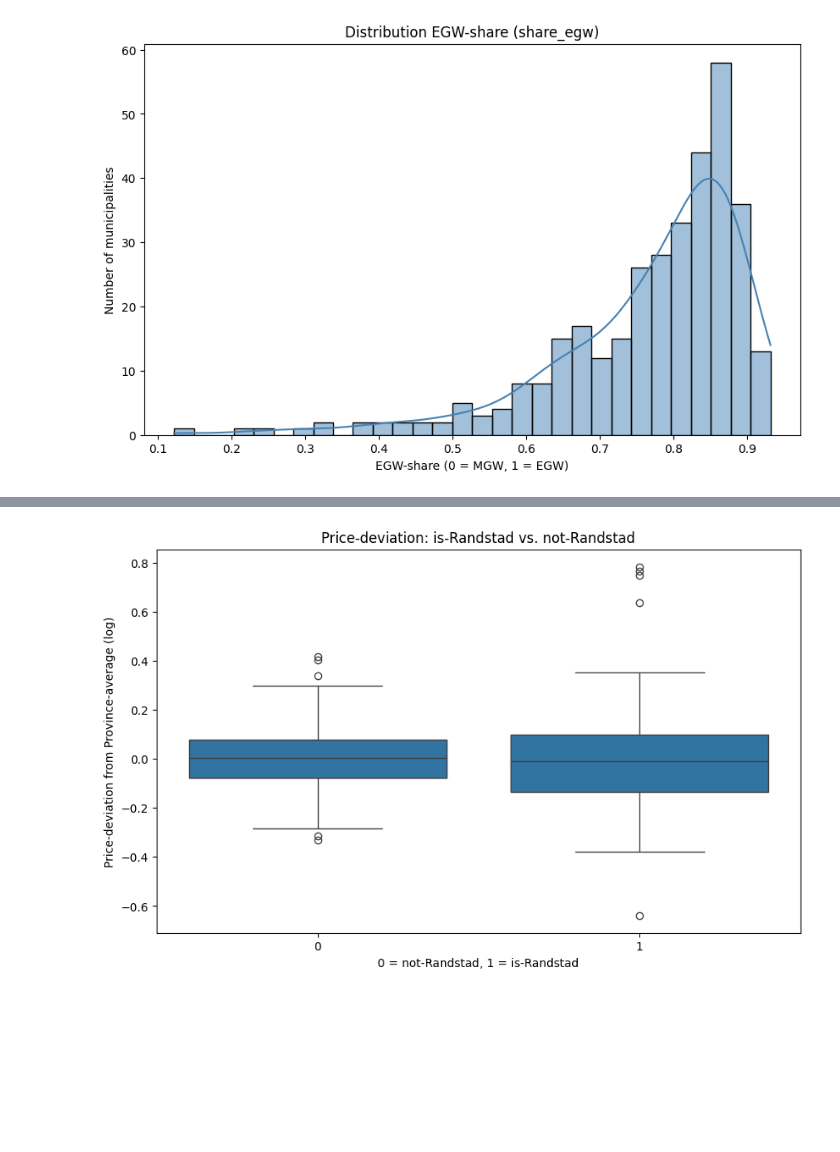
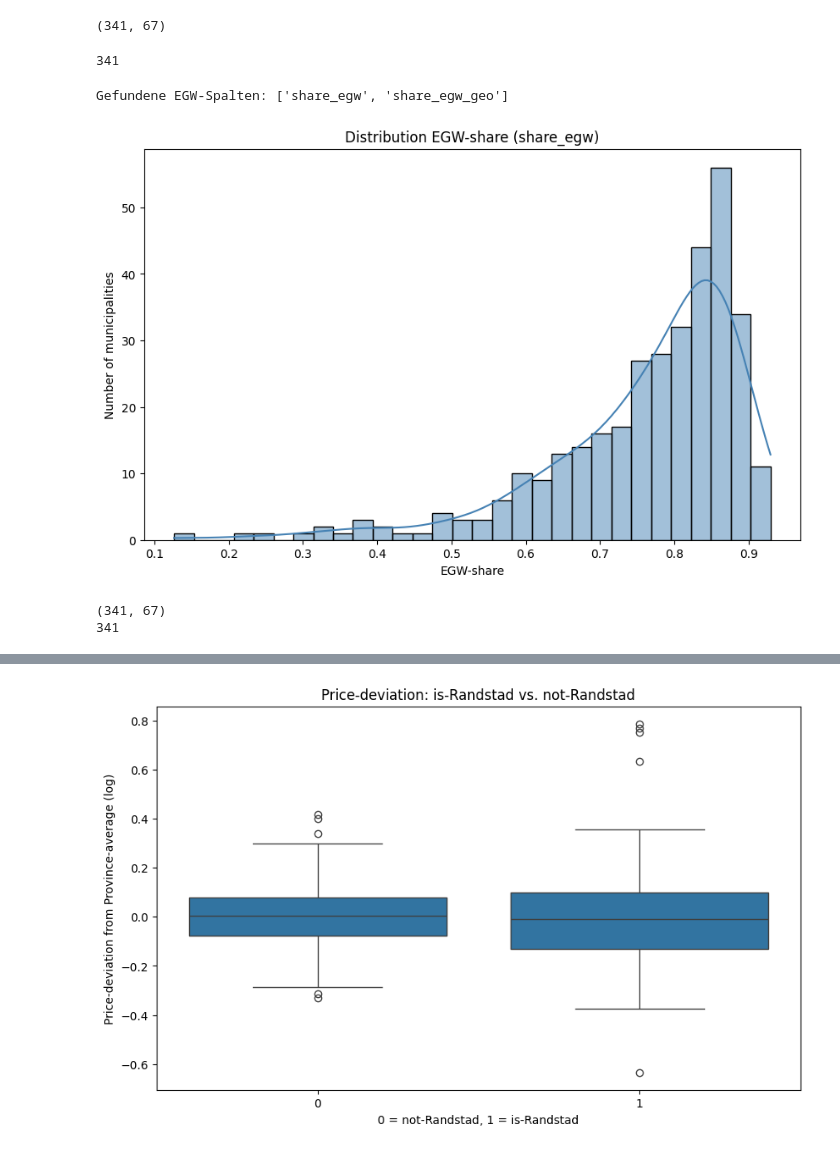
Before and after one commit to StefanKermann/pricing_on_the_dutch_housing_market, a Jupyter notebook: notebooks/08_residue_analyse.ipynb, the cells around one changed output, grey strips where cells are left out. Cells and saved outputs as stored; diff of their text form; code cells hidden in the pictures; blank space fills up the shorter version.

Commit message:
Update: neue Visuals, PCA, Regressionen, Bereinigungen

```diff
--- a/notebooks/08_residue_analyse.ipynb
+++ b/notebooks/08_residue_analyse.ipynb
@@ -236,37 +371,62 @@ Name: price_deviation_from_province, dtype: float64
+# %%
+print(df.shape)
+df["municipality_code"].nunique()
+# %% [output]
+(341, 67)
+341
 # %%
 ###################################################
 # 8.9. Analyse der Differenzen zwischen EGW und MGW
 ###################################################
 
-# EGW‑Verteilung pro Gemeinde
-
 import matplotlib.pyplot as plt
 import seaborn as sns
 import pandas as pd
 
-# Laden der Geodaten (mit Provinz)
-df_geo = pd.read_csv("../data_clean/df_geo.csv")
+# Daten laden
+df = pd.read_csv("../data_clean/df_model_prepared.csv")
+df_geo = pd.read_csv("../data_clean/df_geo_2023.csv")
 
-# Merge über die Gemeinde
-cols_to_drop = [col for col in df.columns if "share_egw" in col or "share_mgw" in col]
-df = df.drop(columns=cols_to_drop)
-
+# Merge
 df = df.merge(
     df_geo[["municipality_code", "share_egw", "share_mgw"]],
     on="municipality_code",
-    how="left"
+    how="left",
+    suffixes=("", "_geo")
 )
+
+# Automatisch die richtige Spalte finden
+egw_cols = [c for c in df.columns if "share_egw" in c]
+print("Gefundene EGW-Spalten:", egw_cols)
+
+# Erste passende Spalte verwenden
+egw_col = egw_cols[0]
+
+# Ein Eintrag pro Gemeinde
 df_gemeenten = df.drop_duplicates(subset="municipality_code")
 
+# df speichern
+df.to_csv("../data_clean/df_analysis_base.csv", index=False)
+
 # Histogramm
+import matplotlib.pyplot as plt
+import seaborn as sns
+
 plt.figure(figsize=(10,6))
-sns.histplot(df_gemeenten["share_egw"], bins=30, kde=True, color="steelblue")
-plt.title("Distribution EGW-share (share_egw)")
-plt.xlabel("EGW-share (0 = MGW, 1 = EGW)")
+sns.histplot(df_gemeenten[egw_col], bins=30, kde=True, color="steelblue")
+plt.title(f"Distribution EGW-share ({egw_col})")
+plt.xlabel("EGW-share")
 plt.ylabel("Number of municipalities")
 plt.show()
 # %% [output]
+Gefundene EGW-Spalten: ['share_egw', 'share_egw_geo']
-[figure, old version]
+[figure, new version]
+# %%
+print(df.shape)
+print(df["municipality_code"].nunique())
+# %% [output]
+(341, 67)
+341
 # %%
 # EGW Preisabweichung
 
```
Also changed, not shown: parts of 16 cells of this notebook, 10 other files.
